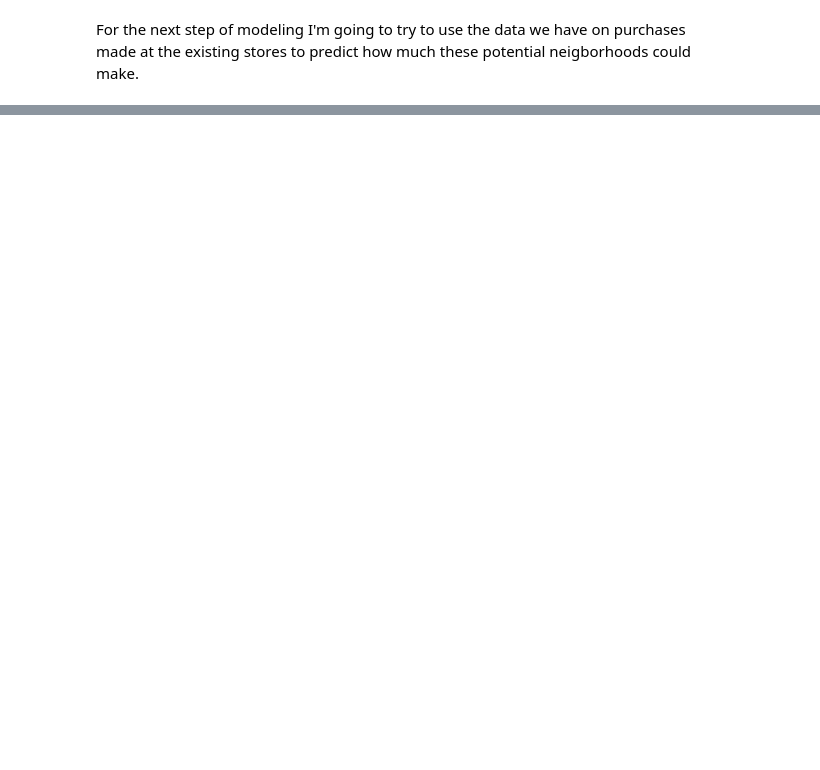
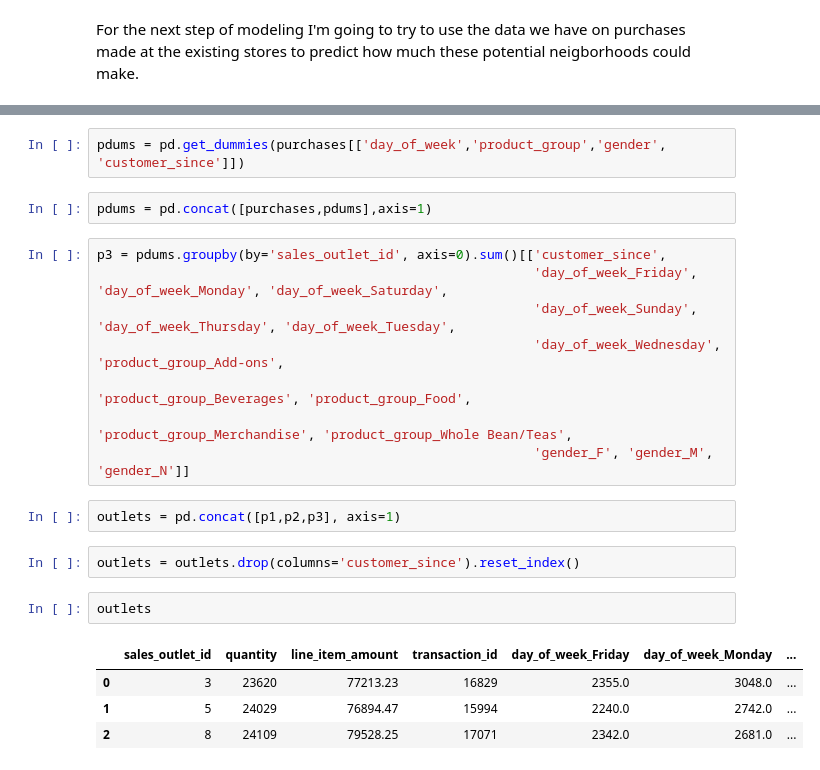
Before and after one commit to rayruzzo/Capstone-3---Beanie-Coffee, a Jupyter notebook: 4 & 5 Preprocessing & Modeling.ipynb, the cells around one changed output, grey strips where cells are left out. Cells and saved outputs as stored; diff of their text form; blank space fills up the shorter version.

```diff
--- a/4 & 5 Preprocessing & Modeling.ipynb
+++ b/4 & 5 Preprocessing & Modeling.ipynb
@@ -127,0 +157,23 @@ For the next step of modeling I'm going to try to use the data we have on purcha
+# %%
+pdums = pd.get_dummies(purchases[['day_of_week','product_group','gender', 'customer_since']])
+# %%
+pdums = pd.concat([purchases,pdums],axis=1)
+# %%
+p3 = pdums.groupby(by='sales_outlet_id', axis=0).sum()[['customer_since',
+                                                        'day_of_week_Friday', 'day_of_week_Monday', 'day_of_week_Saturday',
+                                                        'day_of_week_Sunday', 'day_of_week_Thursday', 'day_of_week_Tuesday',
+                                                        'day_of_week_Wednesday', 'product_group_Add-ons',
+                                                        'product_group_Beverages', 'product_group_Food',
+                                                        'product_group_Merchandise', 'product_group_Whole Bean/Teas',
+                                                        'gender_F', 'gender_M', 'gender_N']]
+# %%
+outlets = pd.concat([p1,p2,p3], axis=1)
+# %%
+outlets = outlets.drop(columns='customer_since').reset_index()
+# %%
+outlets
+# %% [output]
+|  | sales_outlet_id | quantity | line_item_amount | transaction_id | day_of_week_Friday | day_of_week_Monday | ... |
+| 0 | 3 | 23620 | 77213.23 | 16829 | 2355.0 | 3048.0 | ... |
+| 1 | 5 | 24029 | 76894.47 | 15994 | 2240.0 | 2742.0 | ... |
+| 2 | 8 | 24109 | 79528.25 | 17071 | 2342.0 | 2681.0 | ... |
```
Also changed, not shown: parts of 23 cells of this notebook, 1 other file.
